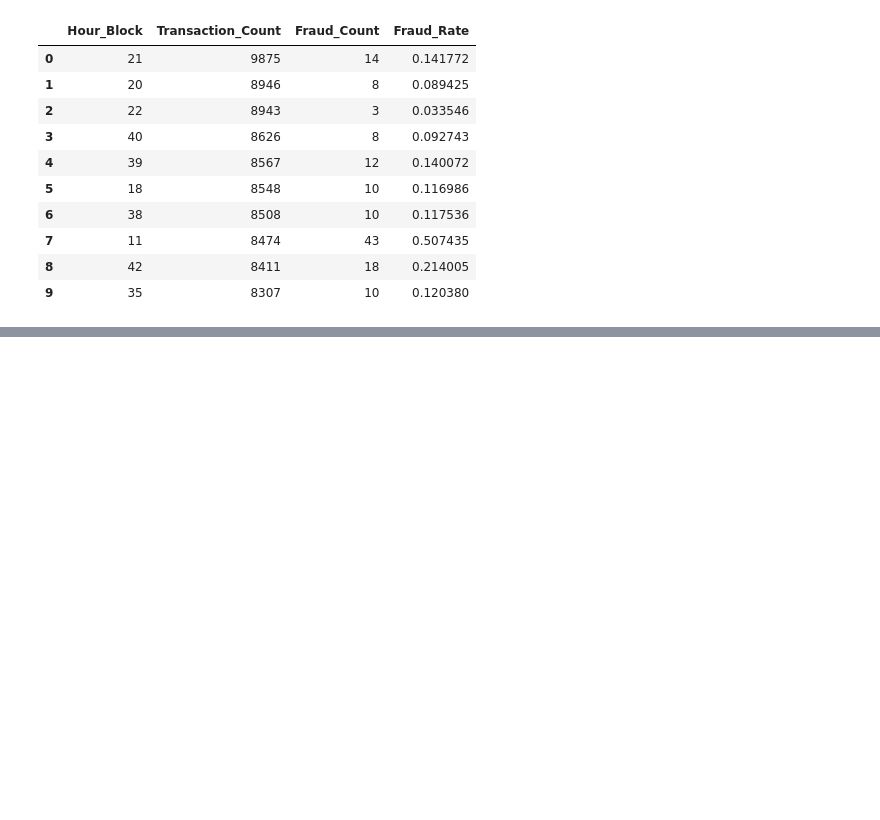
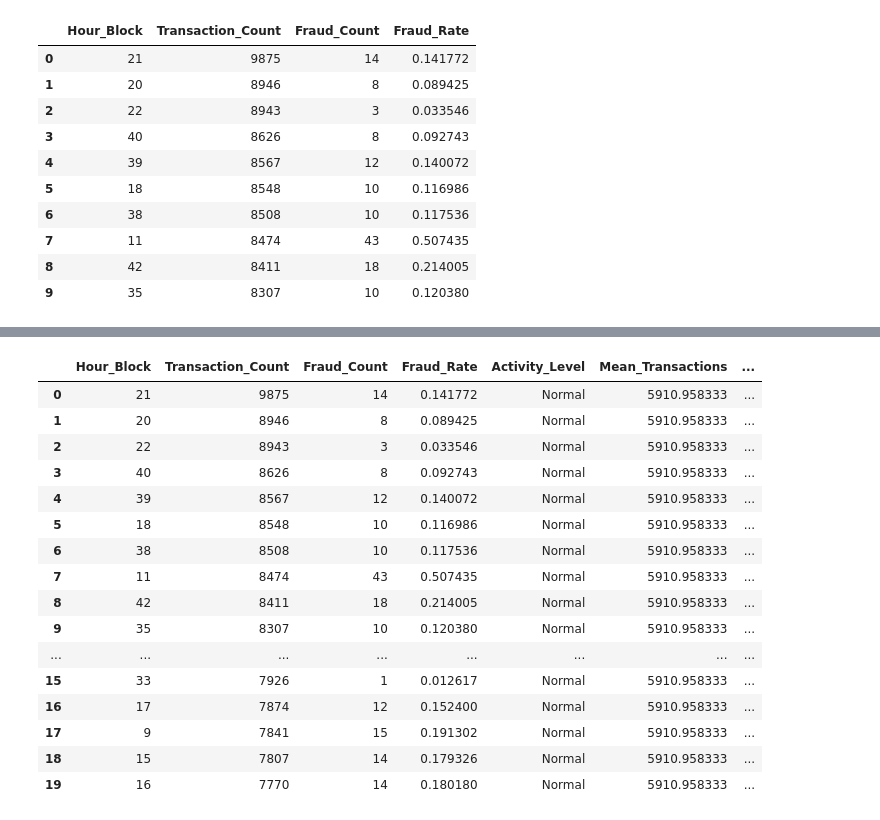
Before and after one commit to Yvonneamg/Credit_Card_Fraud_Detection, a Jupyter notebook: fraud_detection_final.ipynb, the cells around one changed output, grey strips where cells are left out. Cells and saved outputs as stored; diff of their text form; code cells hidden in the pictures; blank space fills up the shorter version.

```diff
--- a/fraud_detection_final.ipynb
+++ b/fraud_detection_final.ipynb
@@ -709,0 +660,74 @@ WITH hourly_activity AS (
+# %%
+# Question 3: Are there periods with unusually high
+# transaction frequency?
+
+# Step 1: Use SQL to calculate transaction volume by hour
+
+query_q3 = """
+SELECT
+    CAST(time / 3600 AS INTEGER) AS Hour_Block,
+    COUNT(*) AS Transaction_Count,
+    SUM(Class) AS Fraud_Count,
+    AVG(Class) * 100 AS Fraud_Rate
+FROM transactions
+GROUP BY Hour_Block
+ORDER BY Transaction_Count DESC;
+"""
+
+q3_result = pd.read_sql_query(query_q3, conn)
+
+# Step 2: Calculate the average and standard deviation
+# of hourly transaction volume in Python
+
+mean_transactions = q3_result["Transaction_Count"].mean()
+std_transactions = q3_result["Transaction_Count"].std()
+
+
+# Step 3: Define the threshold for unusually high activity
+# using Mean + 2 Standard Deviations
+
+threshold = mean_transactions + (2 * std_transactions)
+
+
+# Step 4: Classify each hourly period
+
+q3_result["Activity_Level"] = np.where(
+    q3_result["Transaction_Count"] > threshold,
+    "Unusually High",
+    "Normal"
+)
+
+
+# Step 5: Add the statistical benchmarks to the results
+
+q3_result["Mean_Transactions"] = mean_transactions
+q3_result["Std_Transactions"] = std_transactions
+q3_result["Threshold"] = threshold
+
+
+# Step 6: Display the periods with the highest activity
+
+q3_result = q3_result.sort_values(
+    "Transaction_Count",
+    ascending=False
+)
+
+q3_result.head(20)
+# %% [output]
+|  | Hour_Block | Transaction_Count | Fraud_Count | Fraud_Rate | Activity_Level | Mean_Transactions | ... |
+| 0 | 21 | 9875 | 14 | 0.141772 | Normal | 5910.958333 | ... |
+| 1 | 20 | 8946 | 8 | 0.089425 | Normal | 5910.958333 | ... |
+| 2 | 22 | 8943 | 3 | 0.033546 | Normal | 5910.958333 | ... |
+| 3 | 40 | 8626 | 8 | 0.092743 | Normal | 5910.958333 | ... |
+| 4 | 39 | 8567 | 12 | 0.140072 | Normal | 5910.958333 | ... |
+| 5 | 18 | 8548 | 10 | 0.116986 | Normal | 5910.958333 | ... |
+| 6 | 38 | 8508 | 10 | 0.117536 | Normal | 5910.958333 | ... |
+| 7 | 11 | 8474 | 43 | 0.507435 | Normal | 5910.958333 | ... |
+| 8 | 42 | 8411 | 18 | 0.214005 | Normal | 5910.958333 | ... |
+| 9 | 35 | 8307 | 10 | 0.120380 | Normal | 5910.958333 | ... |
+| ... | ... | ... | ... | ... | ... | ... | ... |
+| 15 | 33 | 7926 | 1 | 0.012617 | Normal | 5910.958333 | ... |
+| 16 | 17 | 7874 | 12 | 0.152400 | Normal | 5910.958333 | ... |
+| 17 | 9 | 7841 | 15 | 0.191302 | Normal | 5910.958333 | ... |
+| 18 | 15 | 7807 | 14 | 0.179326 | Normal | 5910.958333 | ... |
+| 19 | 16 | 7770 | 14 | 0.180180 | Normal | 5910.958333 | ... |
```
Also changed, not shown: parts of 1 cell of this notebook.
